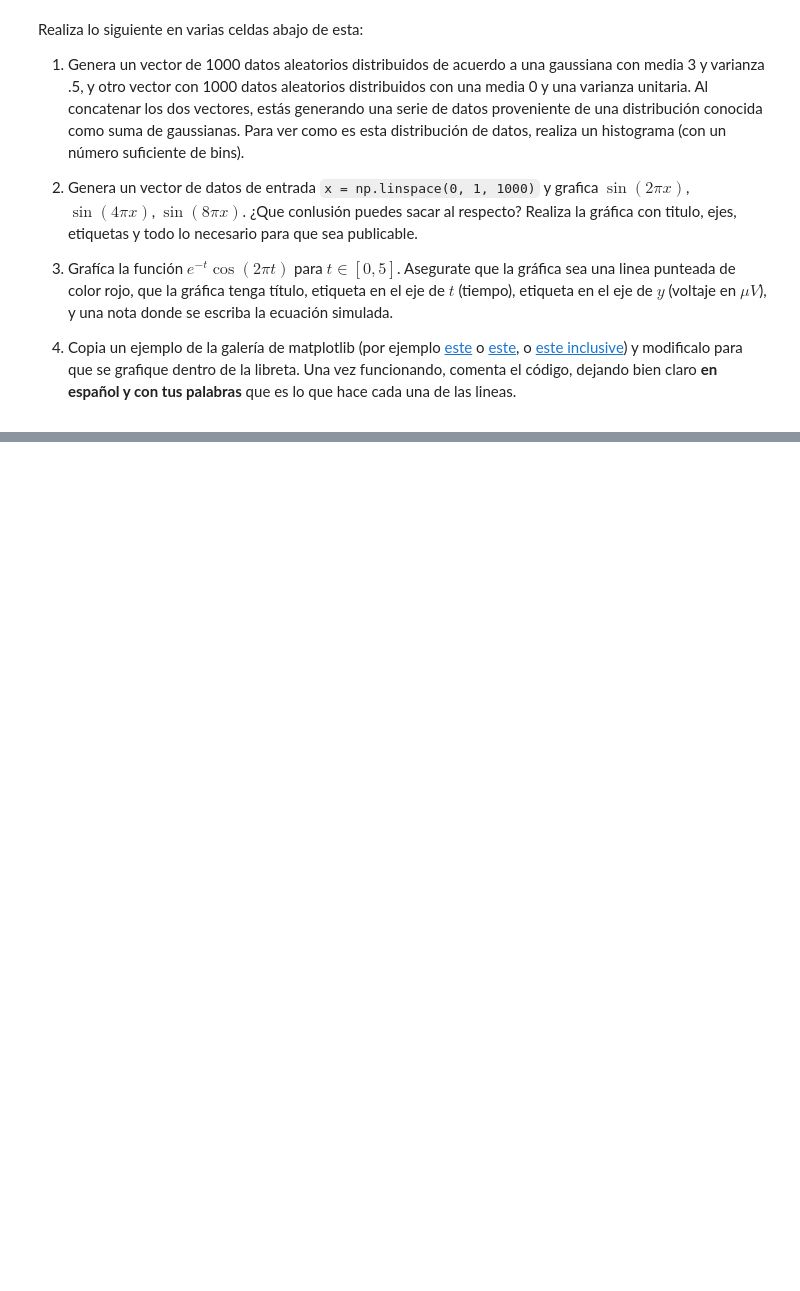
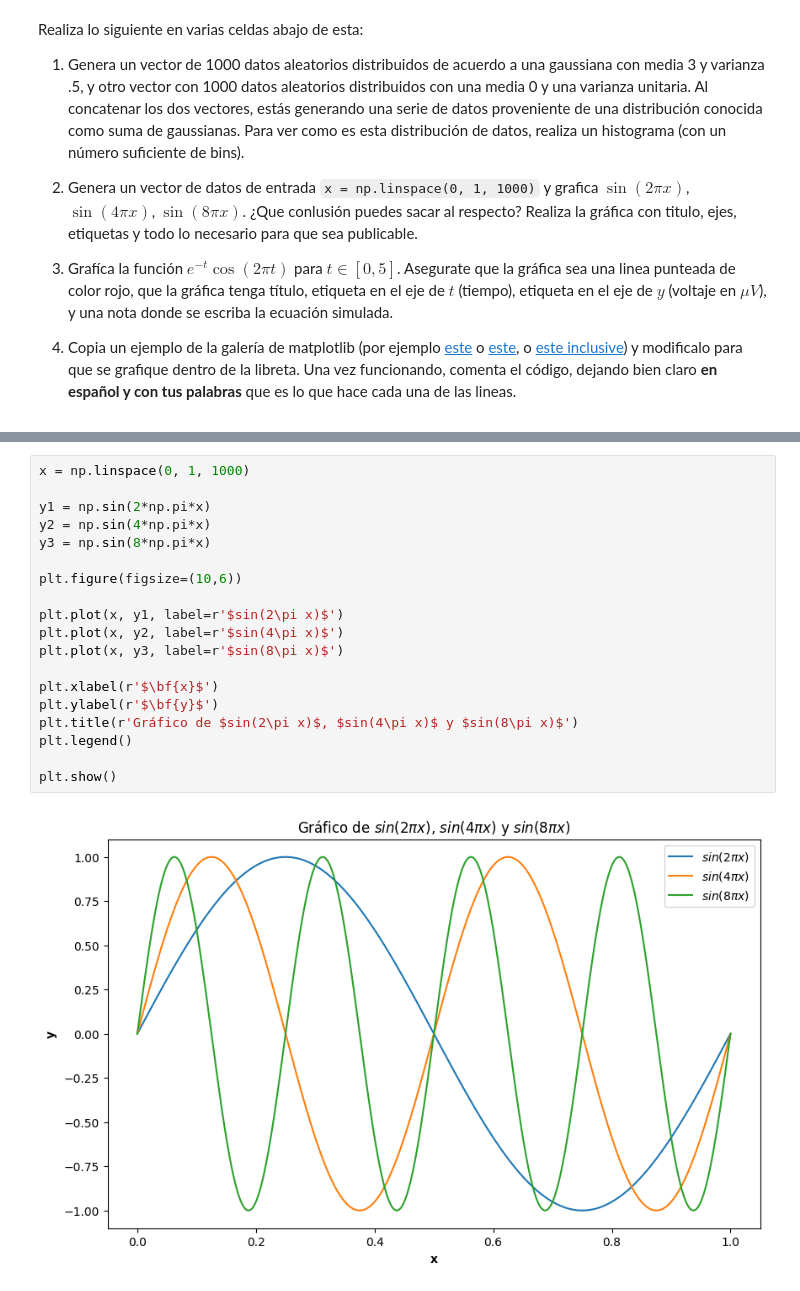
Before and after one commit to JosephLeyva/MCDProgramacion, a Jupyter notebook: Introducción_numpy_matplotlib.ipynb, the cells around one changed output, grey strips where cells are left out. Cells and saved outputs as stored; diff of their text form; blank space fills up the shorter version.

```diff
--- a/Introducción_numpy_matplotlib.ipynb
+++ b/Introducción_numpy_matplotlib.ipynb
@@ -618,0 +778,21 @@ Realiza lo siguiente en varias celdas abajo de esta:
+# %%
+x = np.linspace(0, 1, 1000)
+
+y1 = np.sin(2*np.pi*x)
+y2 = np.sin(4*np.pi*x)
+y3 = np.sin(8*np.pi*x)
+
+plt.figure(figsize=(10,6))
+
+plt.plot(x, y1, label=r'$sin(2\pi x)$')
+plt.plot(x, y2, label=r'$sin(4\pi x)$')
+plt.plot(x, y3, label=r'$sin(8\pi x)$')
+
+plt.xlabel(r'$\bf{x}$')
+plt.ylabel(r'$\bf{y}$')
+plt.title(r'Gráfico de $sin(2\pi x)$, $sin(4\pi x)$ y $sin(8\pi x)$')
+plt.legend()
+
+plt.show()
+# %% [output]
+[figure, added]
```
Also changed, not shown: parts of 22 cells of this notebook.
